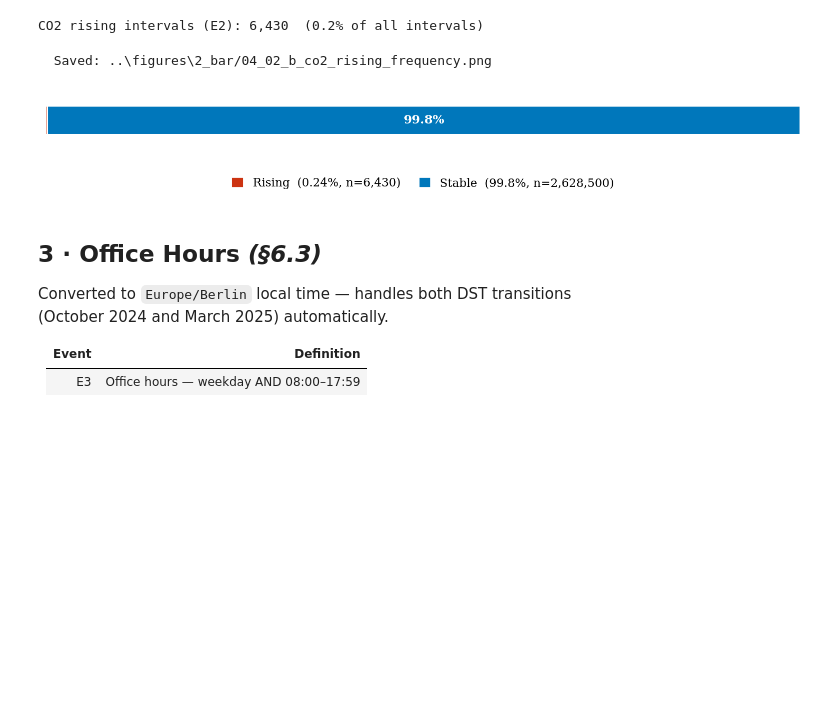
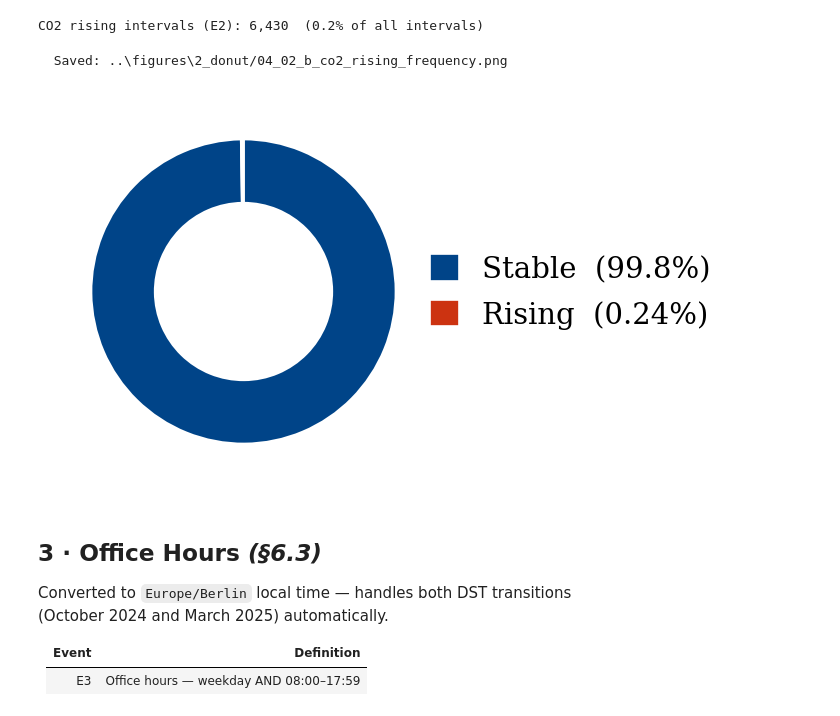
Before and after one commit to vincentmworia/Master-Thesis-Reliability-Analysis-of-Indoor-LoRaWAN-Links-using-packet-counter-reconstruction, a Jupyter notebook: notebooks/02_events_taxonomy.ipynb, the cells around one changed output. Drawn from its saved outputs; the diff is of its cells as text; code cells hidden in the pictures; blank space fills up the shorter version.

```diff
--- a/notebooks/02_events_taxonomy.ipynb
+++ b/notebooks/02_events_taxonomy.ipynb
@@ -314,18 +309,16 @@ print(
 CO2 rising intervals (E2): 6,430  (0.2% of all intervals)
 # %%
 # Fig 04-02-b — CO2 Rising Frequency (E2)
-rising  = float(df['e2_co2_rising'].mean() * 100)
-n_rise  = int(df['e2_co2_rising'].sum())
-vals    = [rising, 100 - rising]
-ns      = [n_rise, len(df) - n_rise]
-labs   = ['Rising', 'Stable']
-colors = [C['red'], C['blue']]
+rising = float(df['e2_co2_rising'].mean() * 100)
+vals   = [100 - rising, rising]
+labs   = ['Stable', 'Rising']
+colors = [C['navy'], C['red']]
 
-fig, ax = event_chart(vals, labs, colors, ns=ns)   # renders as CHART_STYLE
+fig, ax = event_chart(vals, labs, colors)   # renders as CHART_STYLE
 save_fig(fig, '04_02_b_co2_rising_frequency')
 # %% [output]
-  Saved: ..\figures\2_bar/04_02_b_co2_rising_frequency.png
+  Saved: ..\figures\2_donut/04_02_b_co2_rising_frequency.png
-[figure, old version]
+[figure, new version]
 # %% [markdown]
 ## 3 · Office Hours  *(§6.3)*
 
```
Also changed, not shown: parts of 12 cells of this notebook, 3 other files.
